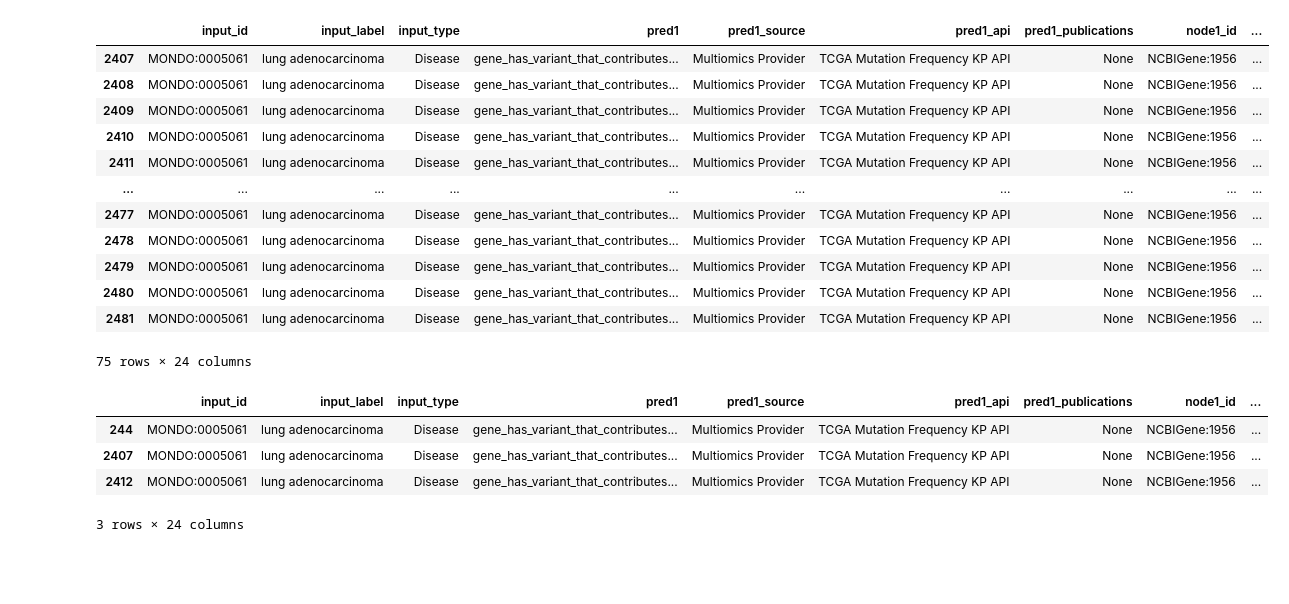
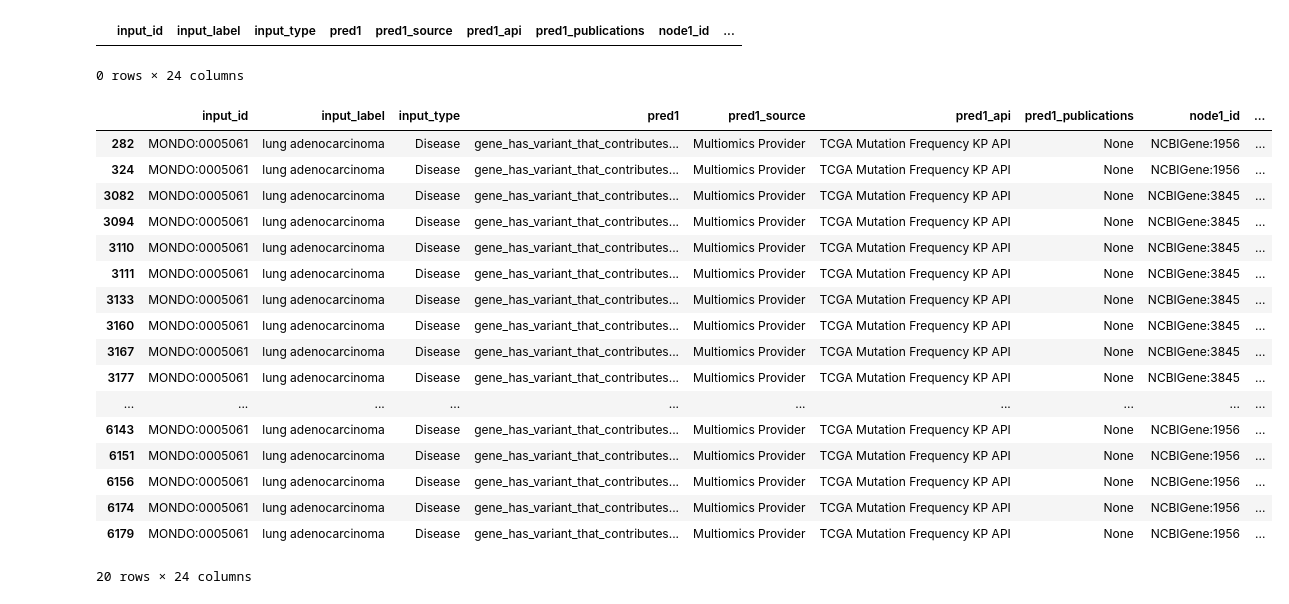
Before and after one commit to biothings/biothings_explorer_archived, a Jupyter notebook: jupyter notebooks/Multiomics + Service.ipynb, the cells around one changed output. Cells and saved outputs as stored; diff of their text form; code cells hidden in the pictures; blank space fills up the shorter version.

Commit message:
update notebook for multiomics

```diff
--- a/jupyter notebooks/Multiomics + Service.ipynb
+++ b/jupyter notebooks/Multiomics + Service.ipynb
@@ -127,27 +158,29 @@ df
 # %%
-df[(df["node1_id"] == "NCBIGene:1956") & (df["node2_id"] == "CHEBI:49668")]
+df[(df["node1_id"] == "NCBIGene:4893")]
 # %% [output]
 |  | input_id | input_label | input_type | pred1 | pred1_source | pred1_api | pred1_publications | node1_id | ... |
-| 2407 | MONDO:0005061 | lung adenocarcinoma | Disease | gene_has_variant_that_contributes... | Multiomics Provider | TCGA Mutation Frequency KP API | None | NCBIGene:1956 | ... |
-| 2408 | MONDO:0005061 | lung adenocarcinoma | Disease | gene_has_variant_that_contributes... | Multiomics Provider | TCGA Mutation Frequency KP API | None | NCBIGene:1956 | ... |
-| 2409 | MONDO:0005061 | lung adenocarcinoma | Disease | gene_has_variant_that_contributes... | Multiomics Provider | TCGA Mutation Frequency KP API | None | NCBIGene:1956 | ... |
-| 2410 | MONDO:0005061 | lung adenocarcinoma | Disease | gene_has_variant_that_contributes... | Multiomics Provider | TCGA Mutation Frequency KP API | None | NCBIGene:1956 | ... |
-| 2411 | MONDO:0005061 | lung adenocarcinoma | Disease | gene_has_variant_that_contributes... | Multiomics Provider | TCGA Mutation Frequency KP API | None | NCBIGene:1956 | ... |
-| ... | ... | ... | ... | ... | ... | ... | ... | ... | ... |
-| 2477 | MONDO:0005061 | lung adenocarcinoma | Disease | gene_has_variant_that_contributes... | Multiomics Provider | TCGA Mutation Frequency KP API | None | NCBIGene:1956 | ... |
-| 2478 | MONDO:0005061 | lung adenocarcinoma | Disease | gene_has_variant_that_contributes... | Multiomics Provider | TCGA Mutation Frequency KP API | None | NCBIGene:1956 | ... |
-| 2479 | MONDO:0005061 | lung adenocarcinoma | Disease | gene_has_variant_that_contributes... | Multiomics Provider | TCGA Mutation Frequency KP API | None | NCBIGene:1956 | ... |
-| 2480 | MONDO:0005061 | lung adenocarcinoma | Disease | gene_has_variant_that_contributes... | Multiomics Provider | TCGA Mutation Frequency KP API | None | NCBIGene:1956 | ... |
-| 2481 | MONDO:0005061 | lung adenocarcinoma | Disease | gene_has_variant_that_contributes... | Multiomics Provider | TCGA Mutation Frequency KP API | None | NCBIGene:1956 | ... |
-75 rows × 24 columns
+0 rows × 24 columns
 # %%
-df.query("node1_id == output_id")
+df.query("node1_id == output_id").drop_duplicates()
 # %% [output]
 |  | input_id | input_label | input_type | pred1 | pred1_source | pred1_api | pred1_publications | node1_id | ... |
-| 244 | MONDO:0005061 | lung adenocarcinoma | Disease | gene_has_variant_that_contributes... | Multiomics Provider | TCGA Mutation Frequency KP API | None | NCBIGene:1956 | ... |
-| 2407 | MONDO:0005061 | lung adenocarcinoma | Disease | gene_has_variant_that_contributes... | Multiomics Provider | TCGA Mutation Frequency KP API | None | NCBIGene:1956 | ... |
-| 2412 | MONDO:0005061 | lung adenocarcinoma | Disease | gene_has_variant_that_contributes... | Multiomics Provider | TCGA Mutation Frequency KP API | None | NCBIGene:1956 | ... |
+| 282 | MONDO:0005061 | lung adenocarcinoma | Disease | gene_has_variant_that_contributes... | Multiomics Provider | TCGA Mutation Frequency KP API | None | NCBIGene:1956 | ... |
+| 324 | MONDO:0005061 | lung adenocarcinoma | Disease | gene_has_variant_that_contributes... | Multiomics Provider | TCGA Mutation Frequency KP API | None | NCBIGene:1956 | ... |
+| 3082 | MONDO:0005061 | lung adenocarcinoma | Disease | gene_has_variant_that_contributes... | Multiomics Provider | TCGA Mutation Frequency KP API | None | NCBIGene:3845 | ... |
+| 3094 | MONDO:0005061 | lung adenocarcinoma | Disease | gene_has_variant_that_contributes... | Multiomics Provider | TCGA Mutation Frequency KP API | None | NCBIGene:3845 | ... |
+| 3110 | MONDO:0005061 | lung adenocarcinoma | Disease | gene_has_variant_that_contributes... | Multiomics Provider | TCGA Mutation Frequency KP API | None | NCBIGene:3845 | ... |
+| 3111 | MONDO:0005061 | lung adenocarcinoma | Disease | gene_has_variant_that_contributes... | Multiomics Provider | TCGA Mutation Frequency KP API | None | NCBIGene:3845 | ... |
+| 3133 | MONDO:0005061 | lung adenocarcinoma | Disease | gene_has_variant_that_contributes... | Multiomics Provider | TCGA Mutation Frequency KP API | None | NCBIGene:3845 | ... |
+| 3160 | MONDO:0005061 | lung adenocarcinoma | Disease | gene_has_variant_that_contributes... | Multiomics Provider | TCGA Mutation Frequency KP API | None | NCBIGene:3845 | ... |
+| 3167 | MONDO:0005061 | lung adenocarcinoma | Disease | gene_has_variant_that_contributes... | Multiomics Provider | TCGA Mutation Frequency KP API | None | NCBIGene:3845 | ... |
+| 3177 | MONDO:0005061 | lung adenocarcinoma | Disease | gene_has_variant_that_contributes... | Multiomics Provider | TCGA Mutation Frequency KP API | None | NCBIGene:3845 | ... |
+| ... | ... | ... | ... | ... | ... | ... | ... | ... | ... |
+| 6143 | MONDO:0005061 | lung adenocarcinoma | Disease | gene_has_variant_that_contributes... | Multiomics Provider | TCGA Mutation Frequency KP API | None | NCBIGene:1956 | ... |
+| 6151 | MONDO:0005061 | lung adenocarcinoma | Disease | gene_has_variant_that_contributes... | Multiomics Provider | TCGA Mutation Frequency KP API | None | NCBIGene:1956 | ... |
+| 6156 | MONDO:0005061 | lung adenocarcinoma | Disease | gene_has_variant_that_contributes... | Multiomics Provider | TCGA Mutation Frequency KP API | None | NCBIGene:1956 | ... |
+| 6174 | MONDO:0005061 | lung adenocarcinoma | Disease | gene_has_variant_that_contributes... | Multiomics Provider | TCGA Mutation Frequency KP API | None | NCBIGene:1956 | ... |
+| 6179 | MONDO:0005061 | lung adenocarcinoma | Disease | gene_has_variant_that_contributes... | Multiomics Provider | TCGA Mutation Frequency KP API | None | NCBIGene:1956 | ... |
-3 rows × 24 columns
+20 rows × 24 columns
 # %%
 from biothings_explorer.hint import Hint
 ht = Hint()
```
Also changed, not shown: parts of 14 cells of this notebook.
